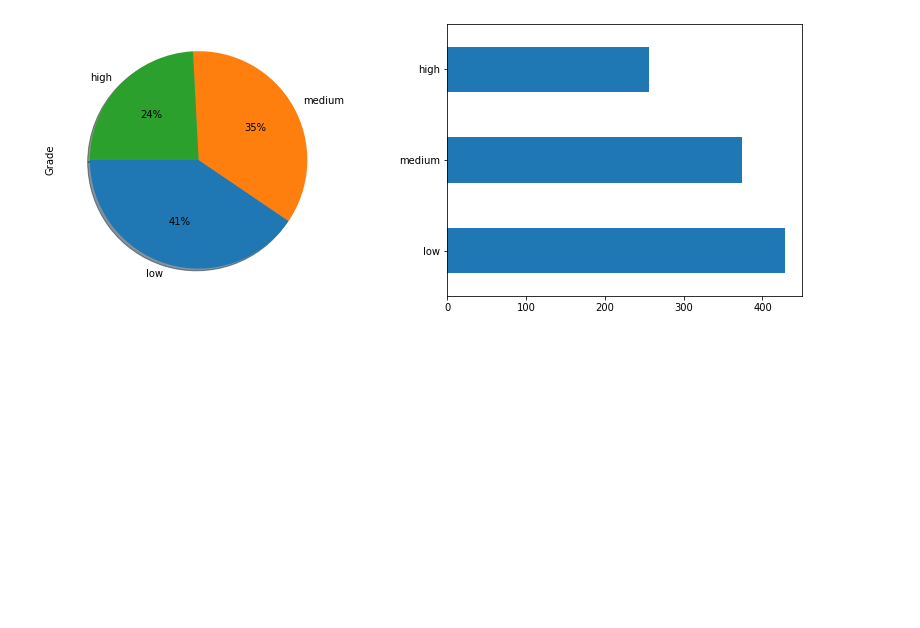
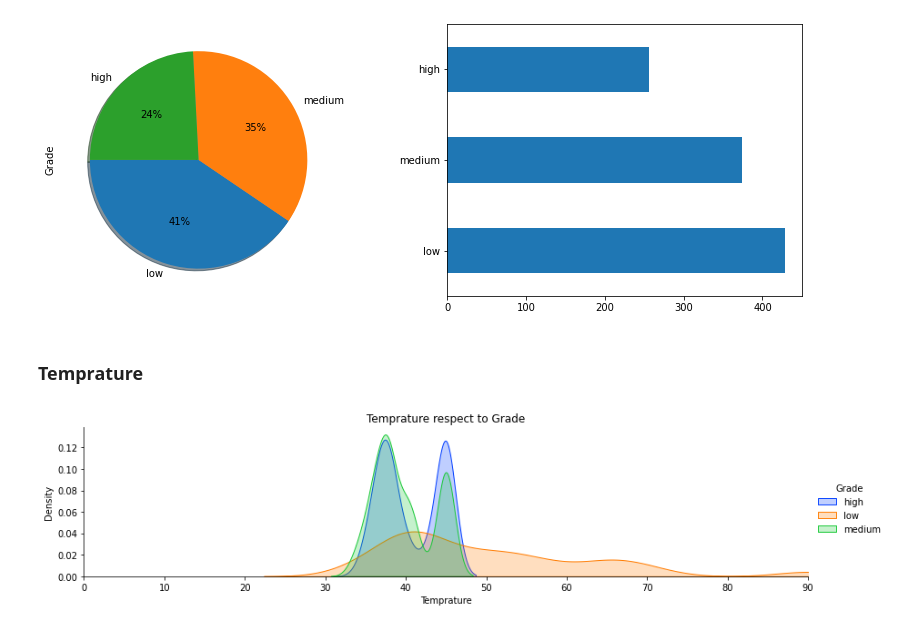
Before and after one commit to Prakashdeveloper03/Milk-Quality-Prediction, a Jupyter notebook: notebook/analysis.ipynb, the cells around one changed output. Saved outputs shown, nothing was run; the diff lists cells and outputs as text; code cells hidden in the pictures; blank space fills up the shorter version.

```diff
--- a/notebook/analysis.ipynb
+++ b/notebook/analysis.ipynb
@@ -199,3 +199,9 @@ df.Grade.value_counts().plot.barh(
 plt.show()  # shows the plot
 # %% [output]
 [figure]
+# %% [markdown]
+### Temprature
+# %%
+plot_kde("Temprature")
+# %% [output]
+[figure, added]
```
Also changed, not shown: parts of 2 cells of this notebook.
